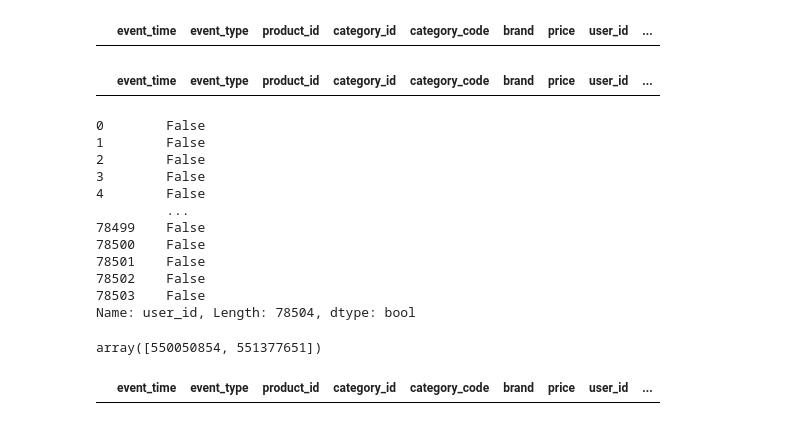
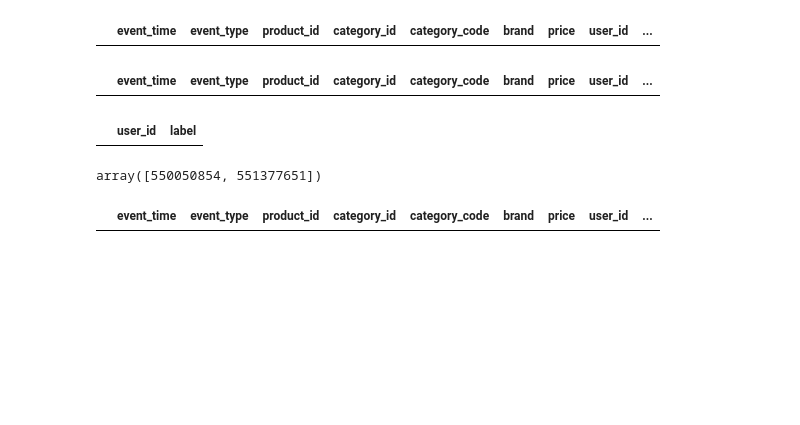
Before and after one commit to AdriMottainai/convertiq, a Jupyter notebook: test_notebook/Test.ipynb, the cells around one changed output. Saved outputs shown, nothing was run; the diff lists cells and outputs as text; code cells hidden in the pictures; blank space fills up the shorter version.

```diff
--- a/test_notebook/Test.ipynb
+++ b/test_notebook/Test.ipynb
@@ -130,20 +130,9 @@ X_pred[X_pred['user_id'] == '551377651']
 # %% [output]
 |  | event_time | event_type | product_id | category_id | category_code | brand | price | user_id | ... |
 # %%
-y_purchasers['user_id'] == '551377651'
+y_purchasers[y_purchasers['user_id'] == '550050854']
 # %% [output]
-0        False
-1        False
-2        False
-3        False
-4        False
-         ...
-78499    False
-78500    False
-78501    False
-78502    False
-78503    False
-Name: user_id, Length: 78504, dtype: bool
+|  | user_id | label |
 # %%
 dataset = pd.read_csv('dataset_2user.csv')
 # %%
```
Also changed, not shown: parts of 1 cell of this notebook.
